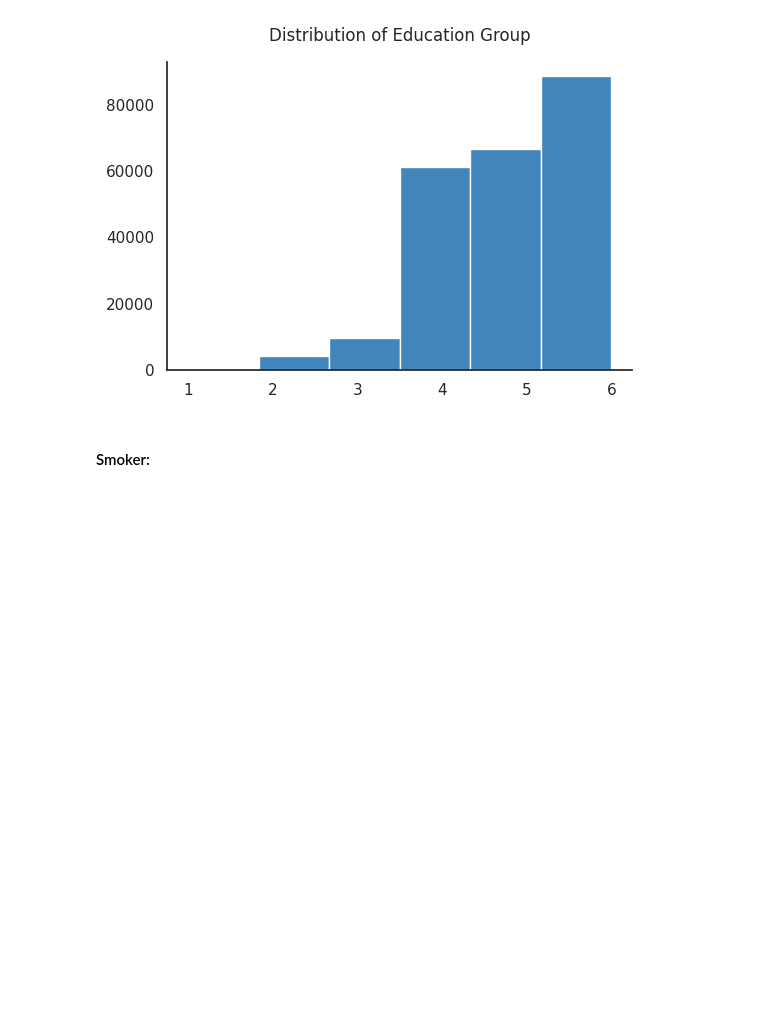
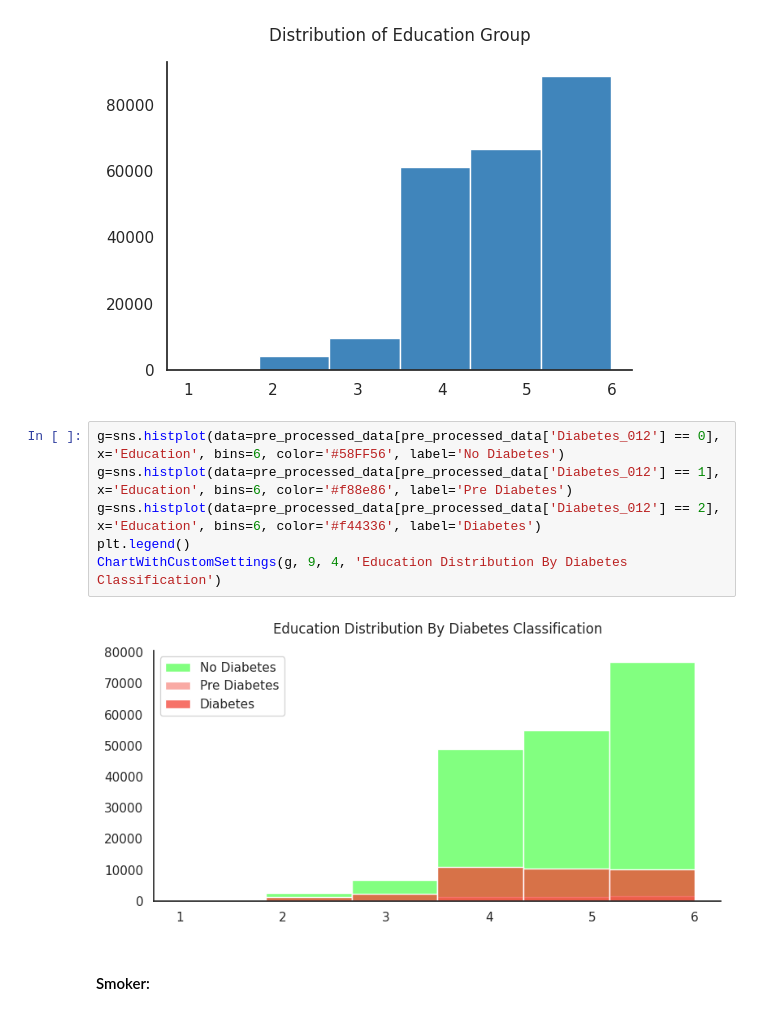
Before and after one commit to mrenrique/projects, a Jupyter notebook: posts/diabetes_prediction_based_on_cdc_diabetes_health_indicators/index.ipynb, the cells around one changed output. Cells and saved outputs as stored; diff of their text form; blank space fills up the shorter version.

```diff
--- a/posts/diabetes_prediction_based_on_cdc_diabetes_health_indicators/index.ipynb
+++ b/posts/diabetes_prediction_based_on_cdc_diabetes_health_indicators/index.ipynb
@@ -542,6 +512,14 @@ g=sns.histplot(data=pre_processed_data, x='Education', bins=6)
 ChartWithCustomSettings(g, 6, 4, 'Distribution of Education Group')
 # %% [output]
 [figure]
+# %%
+g=sns.histplot(data=pre_processed_data[pre_processed_data['Diabetes_012'] == 0], x='Education', bins=6, color='#58FF56', label='No Diabetes')
+g=sns.histplot(data=pre_processed_data[pre_processed_data['Diabetes_012'] == 1], x='Education', bins=6, color='#f88e86', label='Pre Diabetes')
+g=sns.histplot(data=pre_processed_data[pre_processed_data['Diabetes_012'] == 2], x='Education', bins=6, color='#f44336', label='Diabetes')
+plt.legend()
+ChartWithCustomSettings(g, 9, 4, 'Education Distribution By Diabetes Classification')
+# %% [output]
+[figure, added]
 # %% [markdown]
 #### Smoker:
 # %% [markdown]
```
Also changed, not shown: parts of 33 cells of this notebook.
